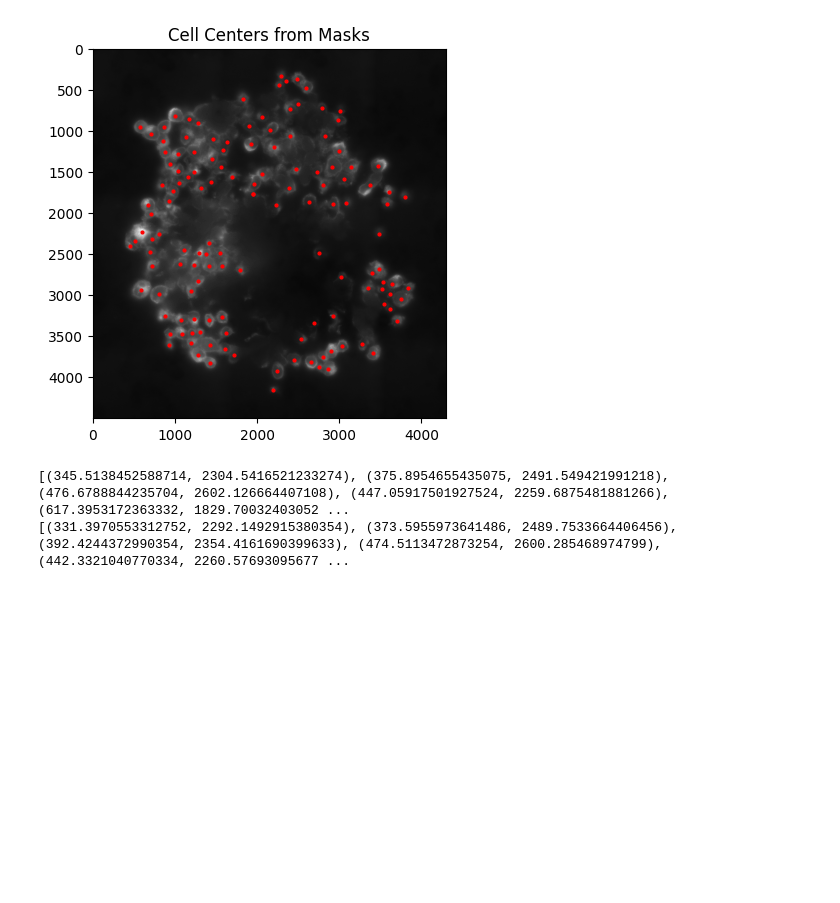
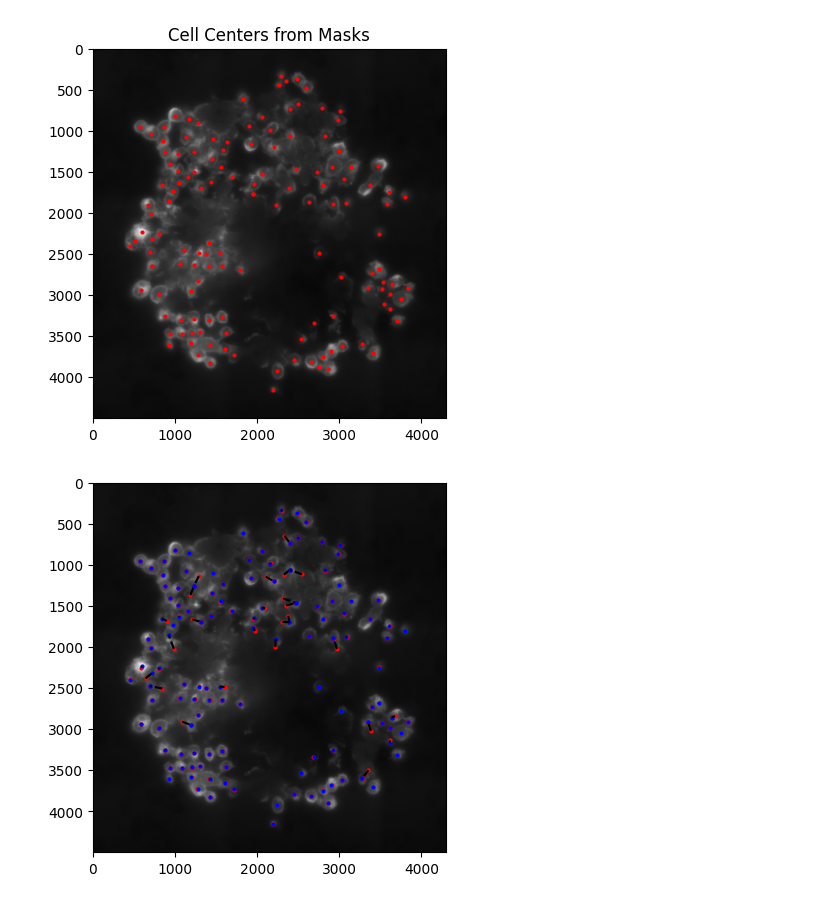
Before and after one commit to JaimeLesChats/IF_to_IMC, a Jupyter notebook: scripts/data_linking/img_reader.ipynb, the cells around one changed output. Drawn from its saved outputs; the diff is of its cells as text; code cells hidden in the pictures; blank space fills up the shorter version.

```diff
--- a/scripts/data_linking/img_reader.ipynb
+++ b/scripts/data_linking/img_reader.ipynb
@@ -117,13 +122,19 @@ def closest_center(center,other_centers,dist_max):
     return closest_center, idx
 
 def link_centers(centers1, centers2):
-    tab = []
+    tab_idx = []
+    tab_centers = []
     for i,c in enumerate(centers1):
-        closest_c, idx = closest_center(c,centers2)
-        tab.append([i+1,idx])
-    return tab
-
-print(link_centers(centers,centers2))
+        closest_c, idx = closest_center(c,centers2,1000)
+        tab_idx.append([i+1,idx])
+        tab_centers.append([c,closest_c])
+    return tab_centers, tab_idx
-# %% [output]
-[(345.5138452588714, 2304.5416521233274), (375.8954655435075, 2491.549421991218), (476.6788844235704, 2602.126664407108), (447.05917501927524, 2259.6875481881266), (617.3953172363332, 1829.70032403052 ...
-[(331.3970553312752, 2292.1492915380354), (373.5955973641486, 2489.7533664406456), (392.4244372990354, 2354.4161690399633), (474.5113472873254, 2600.285468974799), (442.3321040770334, 2260.57693095677 ...
+# %%
+tab_centers, tab_idx = link_centers(centers,centers2)
+plt.imshow(img, cmap='gray')
+for c1,c2 in tab_centers:
+    plt.plot(c1[1], c1[0], 'ro', markersize=2)
+    plt.plot(c2[1], c2[0], 'bo', markersize=2)
+    plt.plot([c1[1], c2[1]], [c1[0], c2[0]], 'k--', label='Link')
+# %% [output]
+[figure, added]
```
Also changed, not shown: parts of 2 cells of this notebook, 2 other files.
